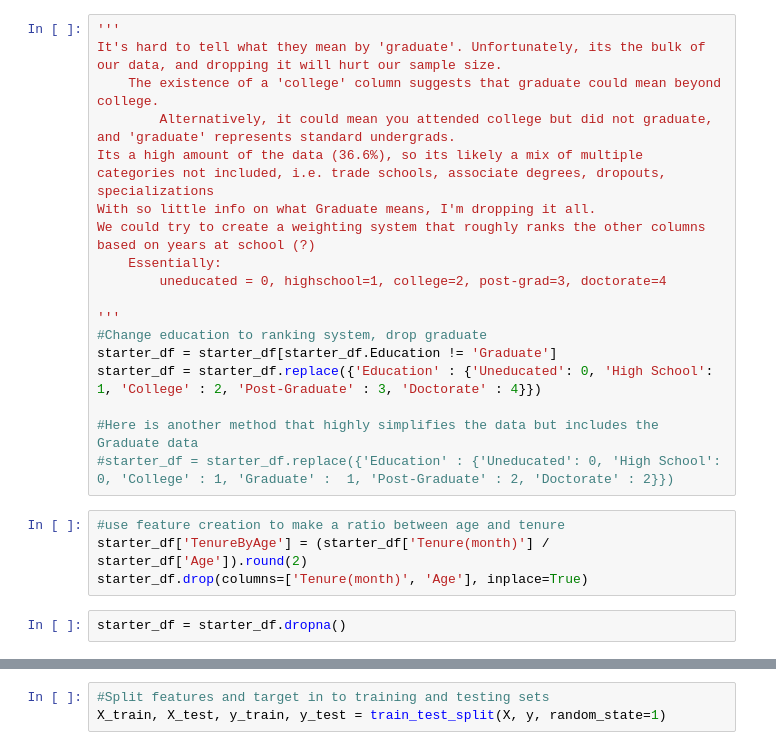
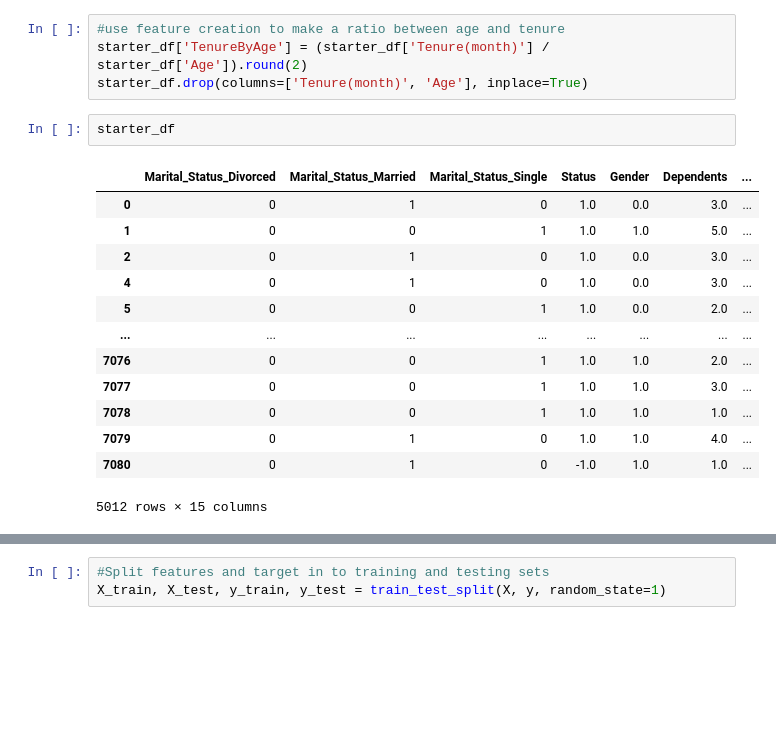
Before and after one commit to carasaj/bank_churn_model, a Jupyter notebook: bank_churn_dataset2.ipynb, the cells around one changed output, grey strips where cells are left out. Drawn from its saved outputs; the diff is of its cells as text; blank space fills up the shorter version.

```diff
--- a/bank_churn_dataset2.ipynb
+++ b/bank_churn_dataset2.ipynb
@@ -134,24 +195,20 @@ pd.concat([counts,percs], axis=1, keys=['count', 'percentage'])
-# %%
-'''
-It's hard to tell what they mean by 'graduate'. Unfortunately, its the bulk of our data, and dropping it will hurt our sample size.
-    The existence of a 'college' column suggests that graduate could mean beyond college.
-        Alternatively, it could mean you attended college but did not graduate, and 'graduate' represents standard undergrads.
-Its a high amount of the data (36.6%), so its likely a mix of multiple categories not included, i.e. trade schools, associate degrees, dropouts, specializations
-With so little info on what Graduate means, I'm dropping it all.
-We could try to create a weighting system that roughly ranks the other columns based on years at school (?)
-    Essentially:
-        uneducated = 0, highschool=1, college=2, post-grad=3, doctorate=4
-
-'''
-#Change education to ranking system, drop graduate
-starter_df = starter_df[starter_df.Education != 'Graduate']
-starter_df = starter_df.replace({'Education' : {'Uneducated': 0, 'High School': 1, 'College' : 2, 'Post-Graduate' : 3, 'Doctorate' : 4}})
-
-#Here is another method that highly simplifies the data but includes the Graduate data
-#starter_df = starter_df.replace({'Education' : {'Uneducated': 0, 'High School': 0, 'College' : 1, 'Graduate' :  1, 'Post-Graduate' : 2, 'Doctorate' : 2}})
 # %%
 #use feature creation to make a ratio between age and tenure
 starter_df['TenureByAge'] = (starter_df['Tenure(month)'] / starter_df['Age']).round(2)
 starter_df.drop(columns=['Tenure(month)', 'Age'], inplace=True)
 # %%
-starter_df = starter_df.dropna()
+starter_df
+# %% [output]
+|  | Marital_Status_Divorced | Marital_Status_Married | Marital_Status_Single | Status | Gender | Dependents | ... |
+| 0 | 0 | 1 | 0 | 1.0 | 0.0 | 3.0 | ... |
+| 1 | 0 | 0 | 1 | 1.0 | 1.0 | 5.0 | ... |
+| 2 | 0 | 1 | 0 | 1.0 | 0.0 | 3.0 | ... |
+| 4 | 0 | 1 | 0 | 1.0 | 0.0 | 3.0 | ... |
+| 5 | 0 | 0 | 1 | 1.0 | 0.0 | 2.0 | ... |
+| ... | ... | ... | ... | ... | ... | ... | ... |
+| 7076 | 0 | 0 | 1 | 1.0 | 1.0 | 2.0 | ... |
+| 7077 | 0 | 0 | 1 | 1.0 | 1.0 | 3.0 | ... |
+| 7078 | 0 | 0 | 1 | 1.0 | 1.0 | 1.0 | ... |
+| 7079 | 0 | 1 | 0 | 1.0 | 1.0 | 4.0 | ... |
+| 7080 | 0 | 1 | 0 | -1.0 | 1.0 | 1.0 | ... |
+5012 rows × 15 columns
```
Also changed, not shown: parts of 30 cells of this notebook.
